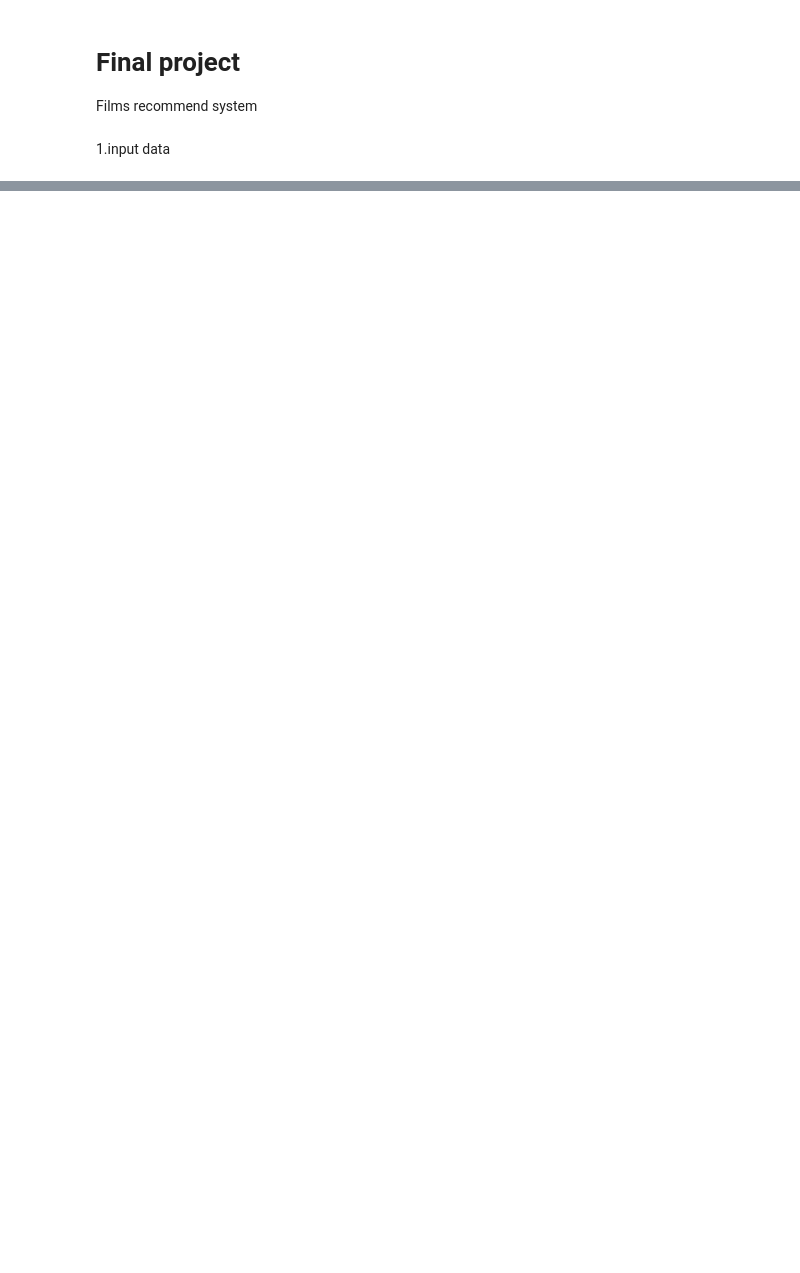
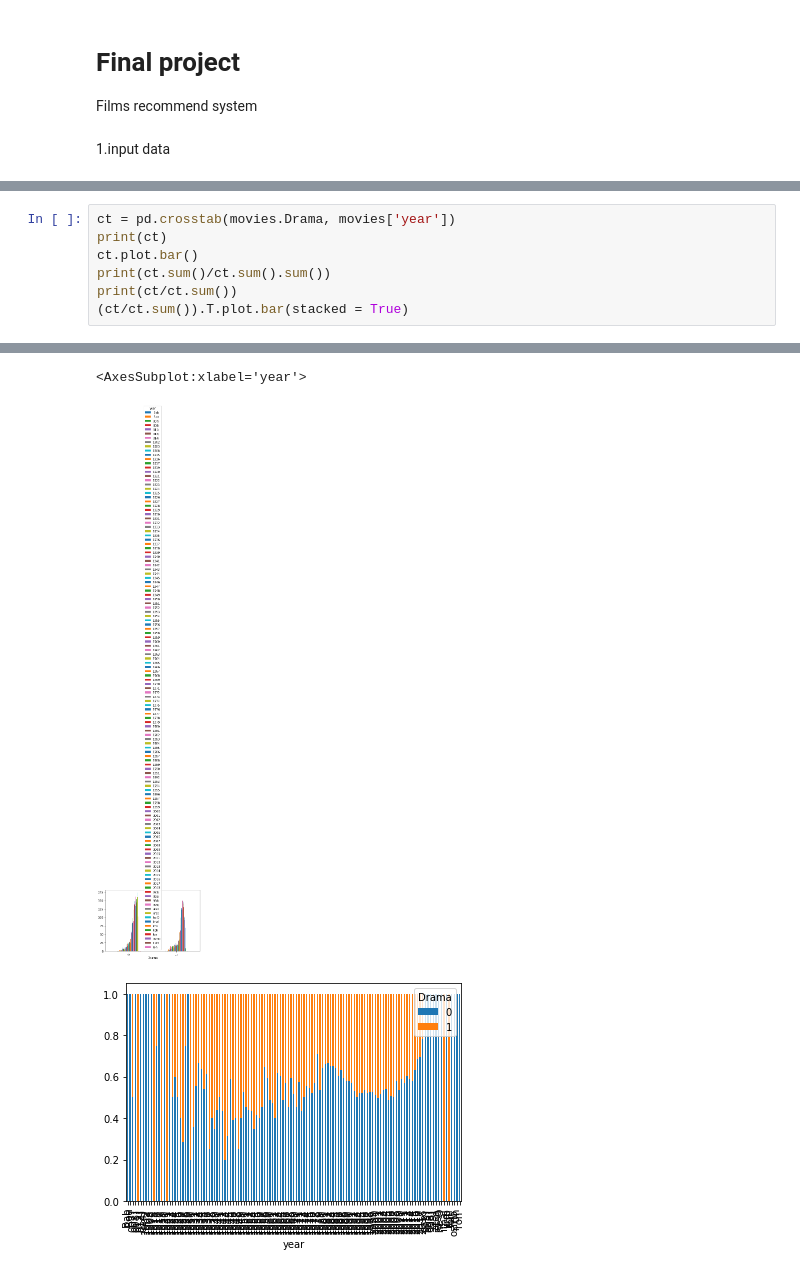
Before and after one commit to yihuaH/cs105-final-project, a Jupyter notebook: final.ipynb, the cells around one changed output, grey strips where cells are left out. Cells and saved outputs as stored; diff of their text form; blank space fills up the shorter version.

```diff
--- a/final.ipynb
+++ b/final.ipynb
@@ -138,0 +128,8 @@ Name: 199, dtype: object
+# %%
+ct = pd.crosstab(movies.Drama, movies['year'])
+print(ct)
+ct.plot.bar()
+print(ct.sum()/ct.sum().sum())
+print(ct/ct.sum())
+(ct/ct.sum()).T.plot.bar(stacked = True)
+# %% [output]
@@ -138,0 +153,3 @@ Name: 199, dtype: object
+<AxesSubplot:xlabel='year'>
+[figure, added]
+[figure, added]
```
Also changed, not shown: parts of 11 cells of this notebook.
